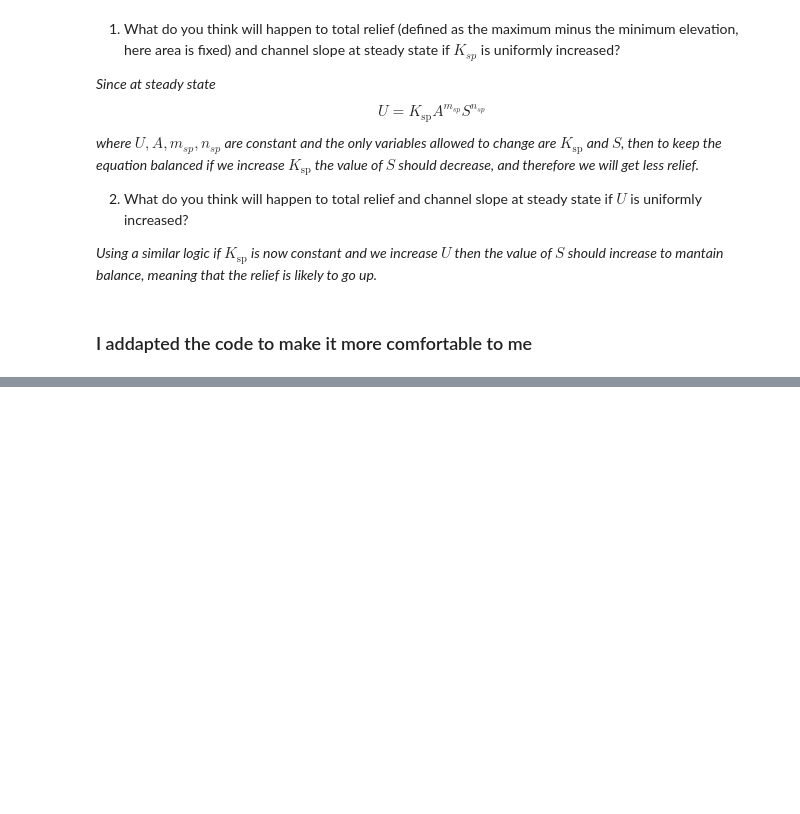
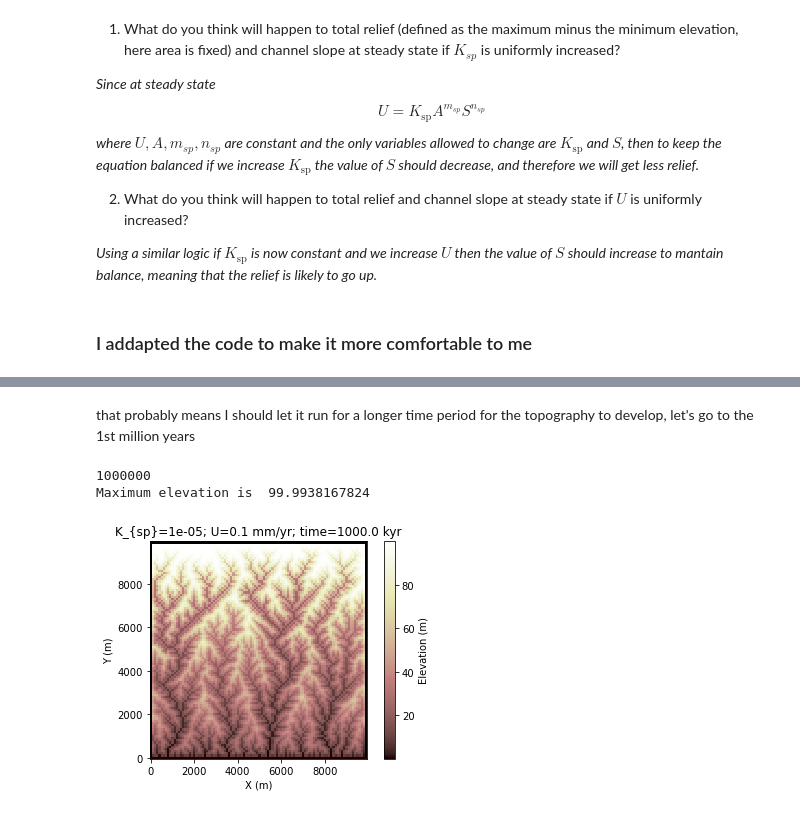
Before and after one commit to sergiogyoz/Geomorphology, a Jupyter notebook: HW/stream_power_steepness.ipynb, the cells around one changed output, grey strips where cells are left out. Saved outputs shown, nothing was run; the diff lists cells and outputs as text; code cells hidden in the pictures; blank space fills up the shorter version.

```diff
--- a/HW/stream_power_steepness.ipynb
+++ b/HW/stream_power_steepness.ipynb
@@ -267,0 +312,9 @@ plot_topography()
+# %% [markdown]
+that probably means I should let it run for a longer time period for the topography to develop, let's go to the 1st million years
+# %%
+evolve(9e5)
+plot_topography()
+# %% [output]
+1000000
+Maximum elevation is  99.9938167824
+[figure, added]
```
Also changed, not shown: parts of 33 cells of this notebook.
